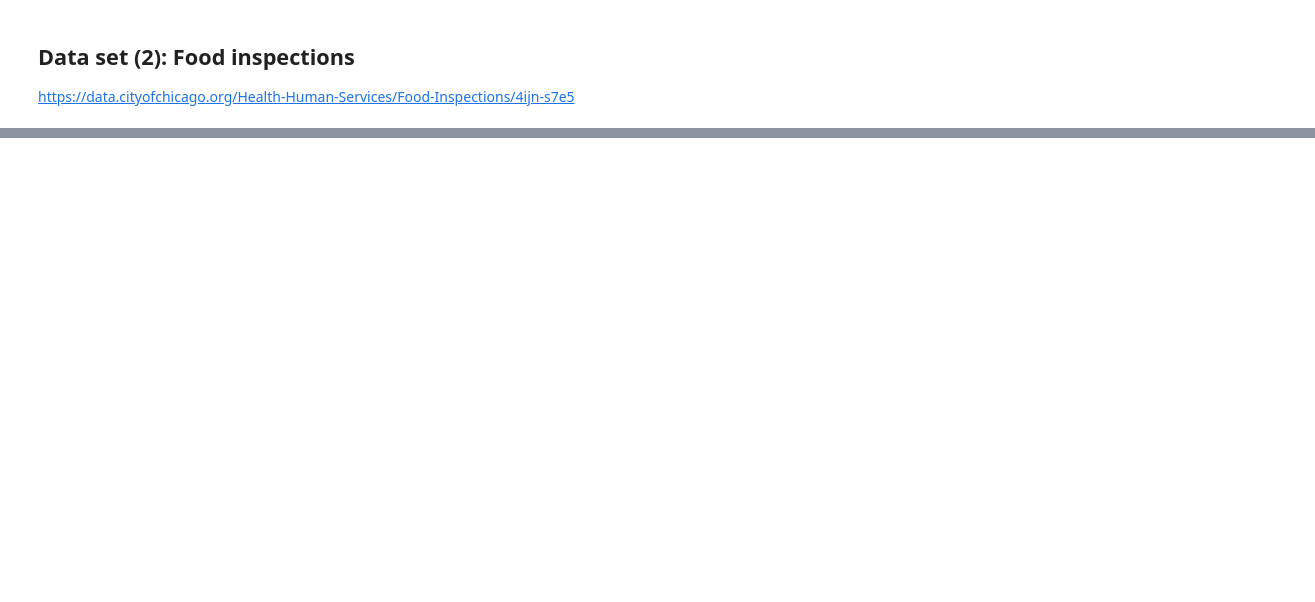
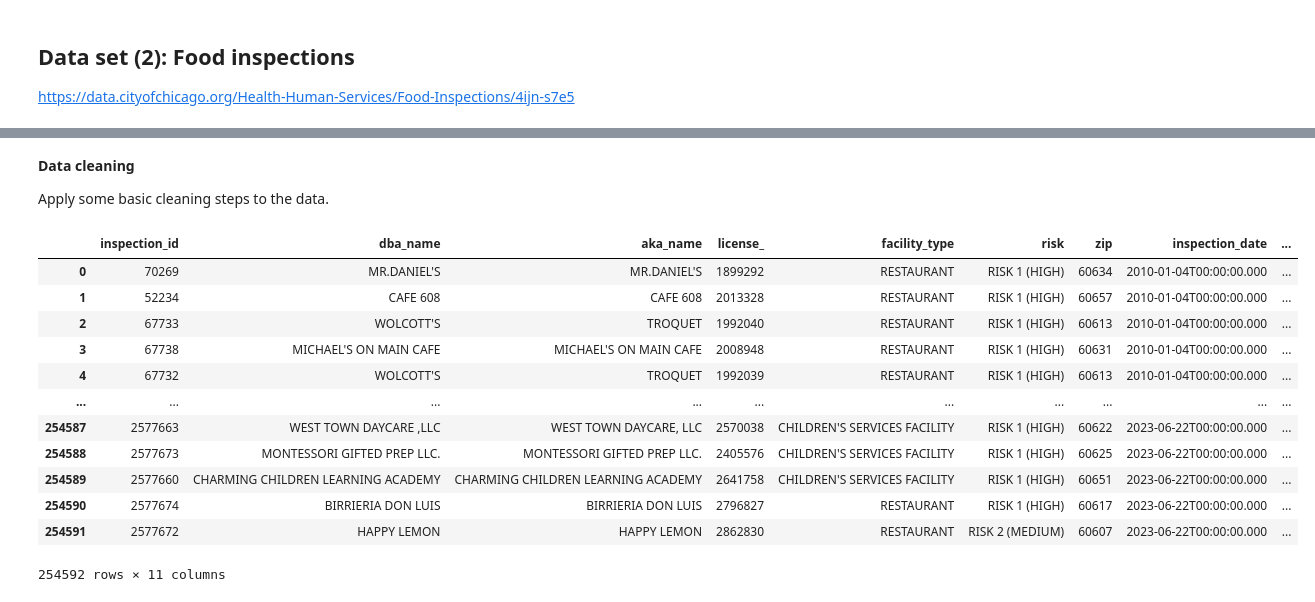
Before and after one commit to posit-conf-2023/ds-workflows-python, a Jupyter notebook: materials/example/02-etl-data-validation/notebook.ipynb, the cells around one changed output, grey strips where cells are left out. Saved outputs shown, nothing was run; the diff lists cells and outputs as text; code cells hidden in the pictures; blank space fills up the shorter version.

```diff
--- a/materials/example/02-etl-data-validation/notebook.ipynb
+++ b/materials/example/02-etl-data-validation/notebook.ipynb
@@ -110,0 +211,53 @@ food_inspection_raw
+# %% [markdown]
+**Data cleaning**
+
+Apply some basic cleaning steps to the data.
+# %%
+food_inspection_tidy = (food_inspection_raw
+
+    # Filter on the relevant state and city only.
+    .loc[food_inspection_raw["state"] == "IL"]
+    .loc[food_inspection_raw["city"] == "CHICAGO"]
+
+    # Drop columns that also exist in the business license data.
+    .drop(columns=["address", "city", "state", "latitude", "longitude", "location"])
+
+    # Convert categorical columns to be all upper case for consistency
+    .assign(
+        dba_name=lambda x: x["dba_name"].str.upper(),
+        aka_name=lambda x: x["aka_name"].str.upper(),
+        facility_type=lambda x: x["facility_type"].str.upper(),
+        risk=lambda x: x["risk"].str.upper(),
+        inspection_type=lambda x: x["inspection_type"].str.upper(),
+        results=lambda x: x["results"].str.upper(),
+        violations=lambda x: x["violations"].str.upper(),
+    )
+
+    # Specify the order of categorical columns.
+    .assign(risk=lambda x: x["risk"].astype("category").cat.set_categories(["ALL", "RISK 1 (HIGH)", "RISK 2 (MEDIUM)", "RISK 3 (LOW)"], ordered=True))
+
+    # The "violations" can have multiple violations separated by a "|". E.g.
+    # "32. FOOD AND NON-FOOD ... REPLACED. | 33. FOOD AND NON-FOOD CONTACT E"
+    # To make the data easier to work with split each violation into its own item.
+    # The result is the violations column will contain a list of strings.
+    .assign(violations=lambda x: x["violations"].str.split(pat=" \| "))
+
+    # Reset the index.
+    .reset_index(drop=True)
+)
+
+food_inspection_tidy
+# %% [output]
+|  | inspection_id | dba_name | aka_name | license_ | facility_type | risk | zip | inspection_date | ... |
+| 0 | 70269 | MR.DANIEL'S | MR.DANIEL'S | 1899292 | RESTAURANT | RISK 1 (HIGH) | 60634 | 2010-01-04T00:00:00.000 | ... |
+| 1 | 52234 | CAFE 608 | CAFE 608 | 2013328 | RESTAURANT | RISK 1 (HIGH) | 60657 | 2010-01-04T00:00:00.000 | ... |
+| 2 | 67733 | WOLCOTT'S | TROQUET | 1992040 | RESTAURANT | RISK 1 (HIGH) | 60613 | 2010-01-04T00:00:00.000 | ... |
+| 3 | 67738 | MICHAEL'S ON MAIN CAFE | MICHAEL'S ON MAIN CAFE | 2008948 | RESTAURANT | RISK 1 (HIGH) | 60631 | 2010-01-04T00:00:00.000 | ... |
+| 4 | 67732 | WOLCOTT'S | TROQUET | 1992039 | RESTAURANT | RISK 1 (HIGH) | 60613 | 2010-01-04T00:00:00.000 | ... |
+| ... | ... | ... | ... | ... | ... | ... | ... | ... | ... |
+| 254587 | 2577663 | WEST TOWN DAYCARE ,LLC | WEST TOWN DAYCARE, LLC | 2570038 | CHILDREN'S SERVICES FACILITY | RISK 1 (HIGH) | 60622 | 2023-06-22T00:00:00.000 | ... |
+| 254588 | 2577673 | MONTESSORI GIFTED PREP LLC. | MONTESSORI GIFTED PREP LLC. | 2405576 | CHILDREN'S SERVICES FACILITY | RISK 1 (HIGH) | 60625 | 2023-06-22T00:00:00.000 | ... |
+| 254589 | 2577660 | CHARMING CHILDREN LEARNING ACADEMY | CHARMING CHILDREN LEARNING ACADEMY | 2641758 | CHILDREN'S SERVICES FACILITY | RISK 1 (HIGH) | 60651 | 2023-06-22T00:00:00.000 | ... |
+| 254590 | 2577674 | BIRRIERIA DON LUIS | BIRRIERIA DON LUIS | 2796827 | RESTAURANT | RISK 1 (HIGH) | 60617 | 2023-06-22T00:00:00.000 | ... |
+| 254591 | 2577672 | HAPPY LEMON | HAPPY LEMON | 2862830 | RESTAURANT | RISK 2 (MEDIUM) | 60607 | 2023-06-22T00:00:00.000 | ... |
+254592 rows × 11 columns
```
Also changed, not shown: parts of 22 cells of this notebook, 1 other file.
